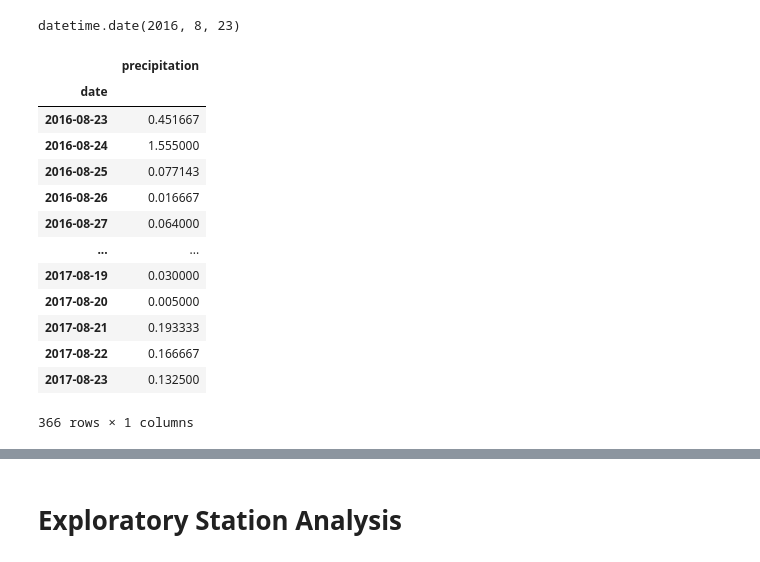
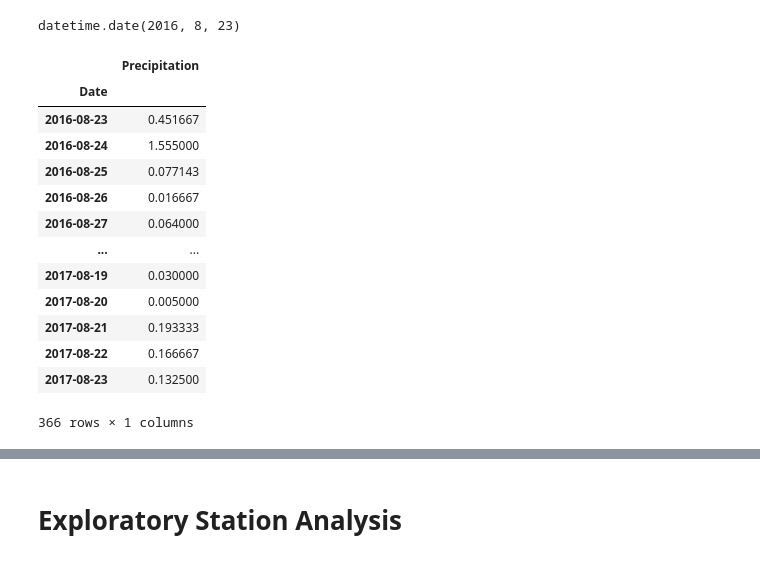
Before and after one commit to bay0624/sqlalchemy-challenge, a Jupyter notebook: climate.ipynb, the cells around one changed output, grey strips where cells are left out. Drawn from its saved outputs; the diff is of its cells as text; code cells hidden in the pictures.

```diff
--- a/climate.ipynb
+++ b/climate.ipynb
@@ -84,14 +84,14 @@ prcp_avg = engine.execute("SELECT date, prcp FROM measurement WHERE date >= '201
 # %%
 # Convert your results into a pandas DataFrame with date as index.
 df_prcp = pd.DataFrame(prcp_avg)
-df_prcp1 = df_prcp.rename(columns={0:"date", 1:"precipitation"})
+df_prcp1 = df_prcp.rename(columns={0:"Date", 1:"Precipitation"})
 # %%
-grouped_df_prcp = df_prcp1.groupby("date")["precipitation"].agg([np.mean])
-grouped_df_prcp1 = grouped_df_prcp.rename(columns={"mean": "precipitation"})
+grouped_df_prcp = df_prcp1.groupby("Date")["Precipitation"].agg([np.mean])
+grouped_df_prcp1 = grouped_df_prcp.rename(columns={"mean": "Precipitation"})
 grouped_df_prcp1
 # %% [output]
-|  | precipitation |
-| date |  |
+|  | Precipitation |
+| Date |  |
 | 2016-08-23 | 0.451667 |
 | 2016-08-24 | 1.555000 |
 | 2016-08-25 | 0.077143 |
```
Also changed, not shown: parts of 2 cells of this notebook.
